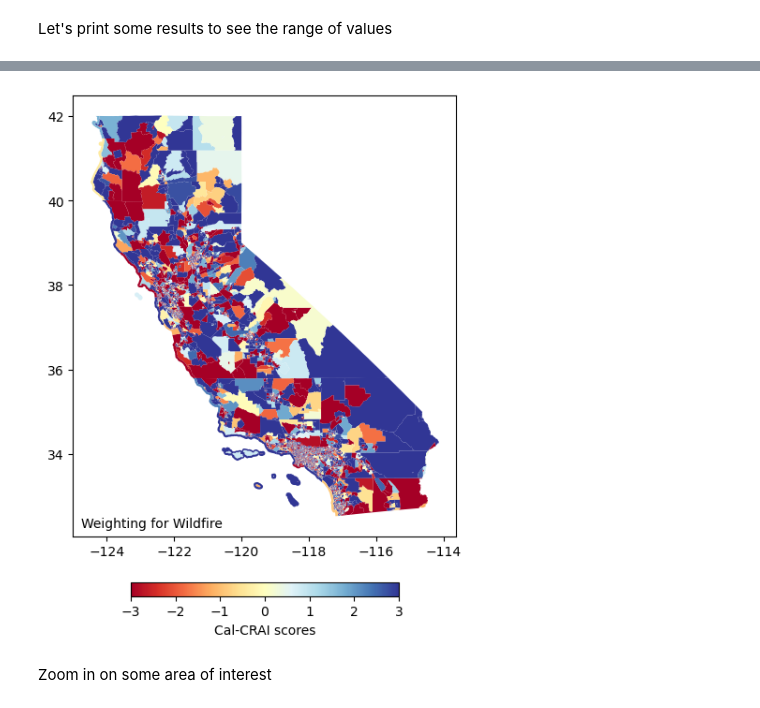
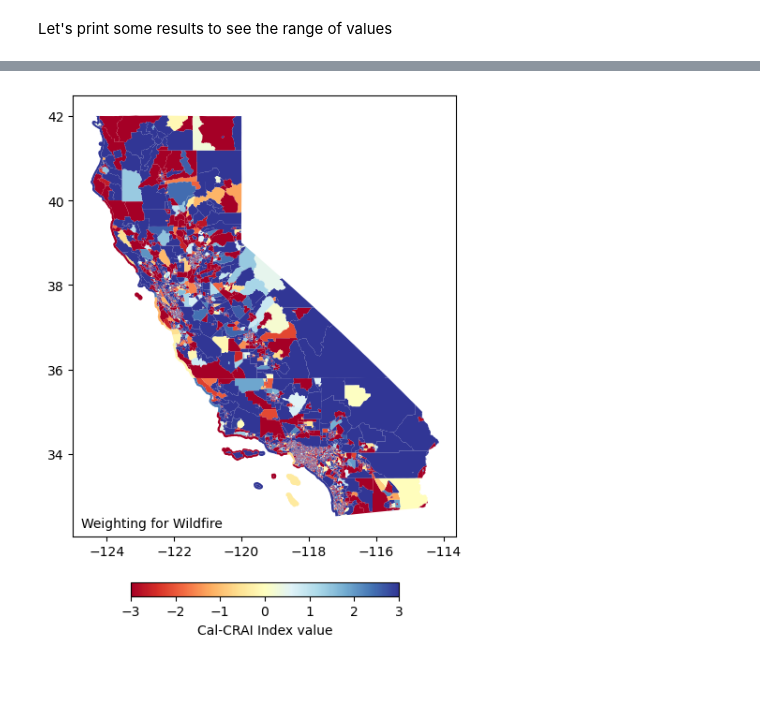
Before and after one commit to Eagle-Rock-Analytics/carb-climate-index, a Jupyter notebook: scripts/index_method/index_demo.ipynb, the cells around one changed output, grey strips where cells are left out. Saved outputs shown, nothing was run; the diff lists cells and outputs as text; code cells hidden in the pictures; blank space fills up the shorter version.

```diff
--- a/scripts/index_method/index_demo.ipynb
+++ b/scripts/index_method/index_demo.ipynb
@@ -47,8 +29,6 @@ Saved DataFrame as 'DUMMY_society_summed_indicators.csv'
 # %%
 # read in index data (per domain)
 df = gpd.read_file('output_folder/calcrai_adjustedcols_ready.csv')
-#df = df.drop(columns='field_1')
-df['GEOID'] = '0' + df['GEOID']
-
-df.head(5)
+df = format_df(df)
+df.head(5) # short view of the input data
 # %% [output]
@@ -80,24 +45,0 @@ Equation for weighting... need to take a nicer image/code in more visually nice
-# %%
-def weight_domains(df, society, built, natural):
-    governance_col = 'DUMMY_governance_summed_indicators_min_max_standardized'
-    society_adjusted_col = 'DUMMY_society_tract_adjusted'
-    built_adjusted_col = 'DUMMY_built_tract_adjusted'
-    natural_adjusted_col = 'DUMMY_natural_tract_adjusted'
-
-    weighting = (
-        df[governance_col].astype(float) +
-        (society * (df[society_adjusted_col].astype(float) * df[governance_col].astype(float))) +
-        (built * (df[built_adjusted_col].astype(float) * df[governance_col].astype(float))) +
-        (natural * (df[natural_adjusted_col].astype(float) * df[governance_col].astype(float)))
-    )
-
-    df['calcrai_weighted'] = weighting
-    return df
-# %%
-def calculate_index(df):
-    df['calcrai_score'] = df['calcrai_weighted'] / df['acute_risk'].astype(float)
-
-    # testing for 0 values --> divide error
-    df.loc[df['acute_risk'] == 0, 'calcrai_score'] = 0
-
-    return df
@@ -160,4 +115,4 @@ to_plot(df_eq)
 # %%
 # different weighting
-df_fire = weight_domains(df, society=10, built=4, natural=0.5)
+df_fire = weight_domains(df, society=1, built=3, natural=5)
 df_fire = calculate_index(df_fire)
@@ -181,6 +119,4 @@ df_fire
 # %%
-to_plot(df_fire, scenario='Wildfire', save=True)
+index_plot(df_fire, scenario='Wildfire')
 # %% [output]
-[figure, old version]
+[figure, new version]
-# %% [markdown]
-Zoom in on some area of interest
```
Also changed, not shown: parts of 26 cells of this notebook, 2 other files.
